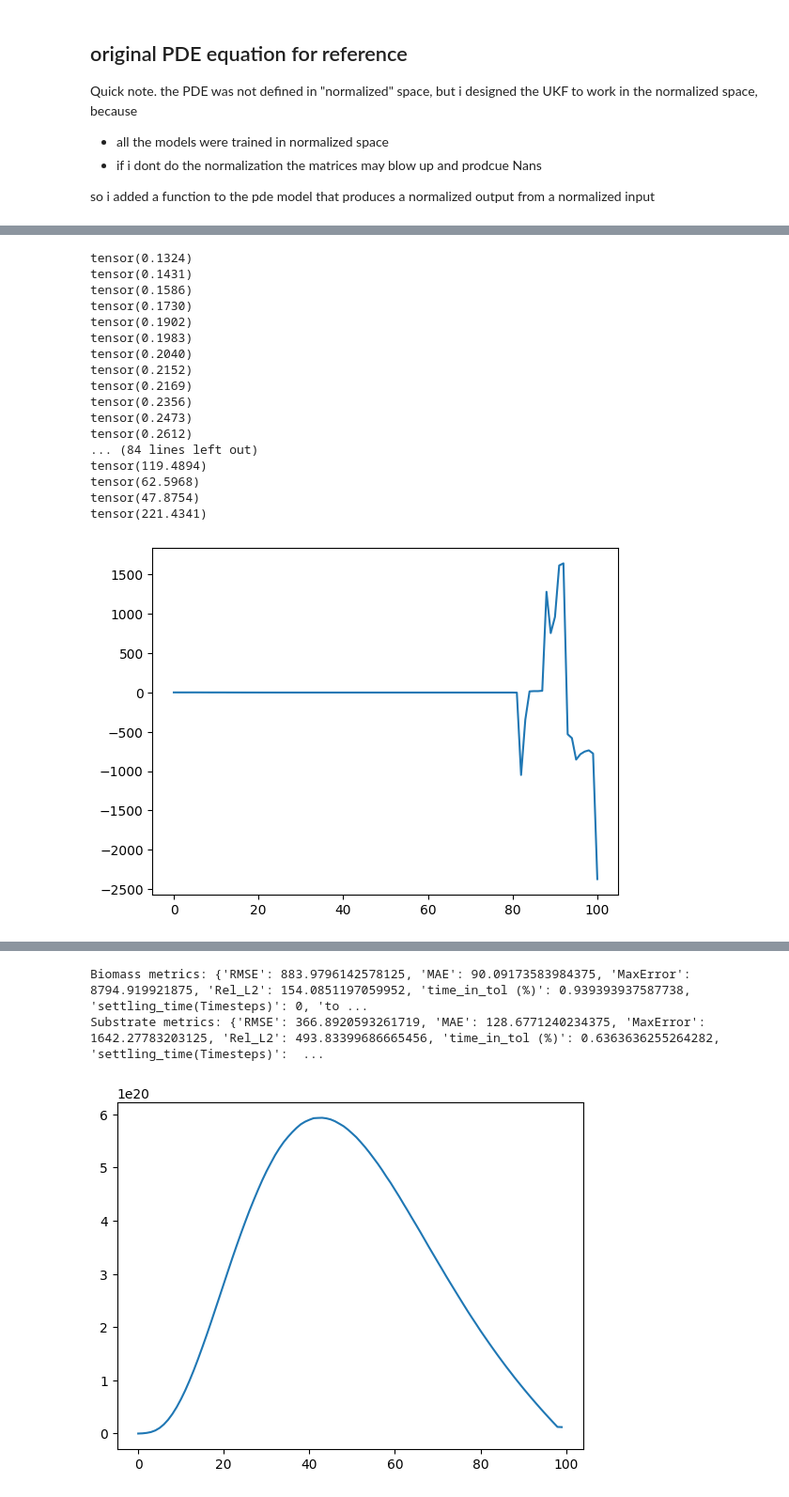
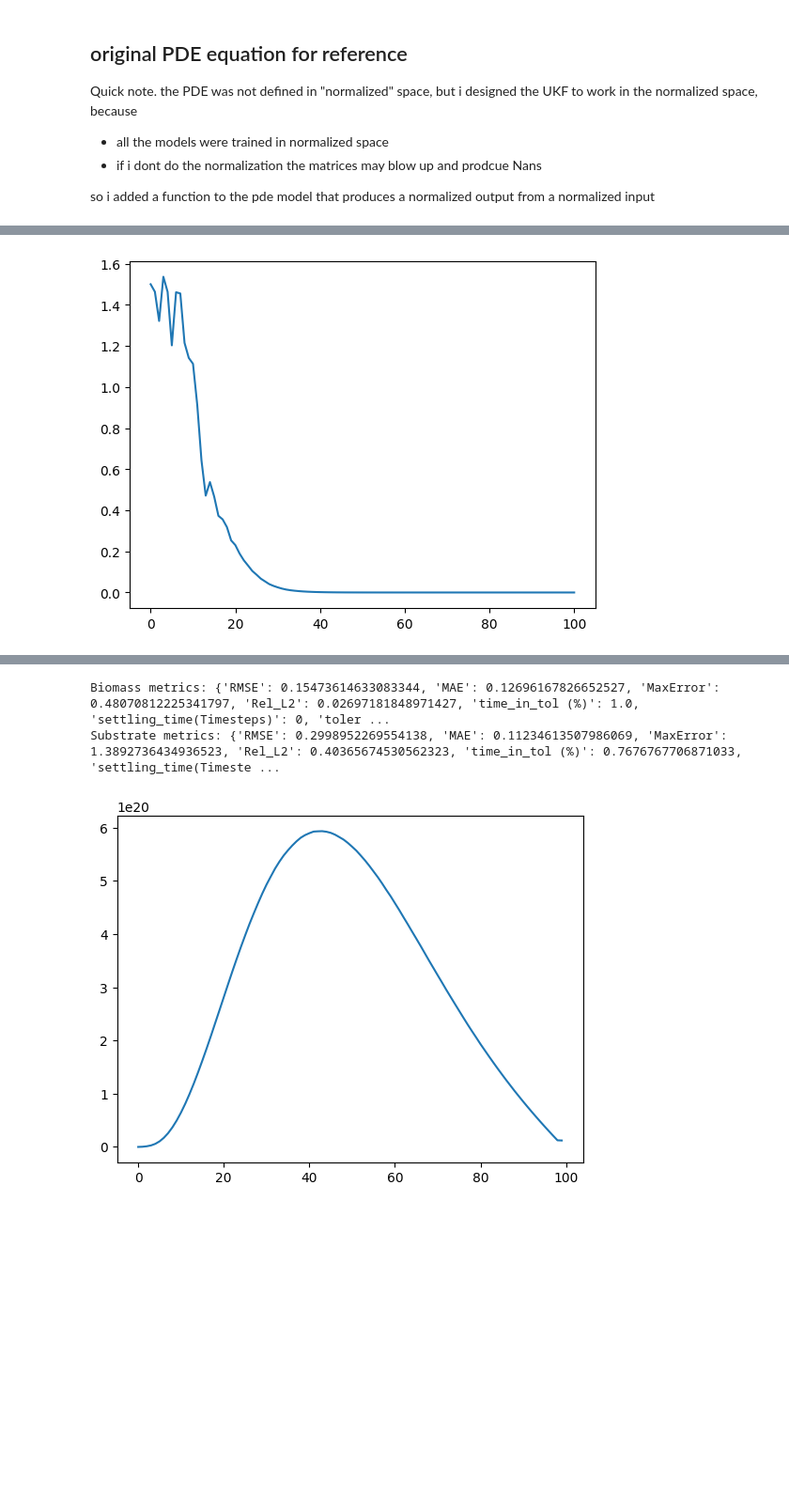
Before and after one commit to therealtoby1/Master, a Jupyter notebook: Cell_growth_integro_diff_Batch.ipynb, the cells around one changed output, grey strips where cells are left out. Shown at 94% size. Saved outputs shown, nothing was run; the diff lists cells and outputs as text; code cells hidden in the pictures; blank space fills up the shorter version.

Commit message:
error and visualization

```diff
--- a/Cell_growth_integro_diff_Batch.ipynb
+++ b/Cell_growth_integro_diff_Batch.ipynb
@@ -476,7 +479,7 @@ The way i will do this is i will take 3 distributions per initial condition endi
 M=100
 
 classicNN=models.Neuralnetwork(dim=M+1)
-model_feature_space=models.Neuralnetwork(dim=M+(3*(2*M+1))) #2 because training degree was 2
+model_feature_space=models.Neuralnetwork(dim=M+(2*(3*M+1))) #2 because training degree was 2
 ResNet=models.ResNet(input_dim=M+1,hidden_dim=128,output_dim=M+1)
 
 NN_state=torch.load("Training_data_integro_diff_batch/classic_NN_Early_stopping_integro_diff_batch_2000_epoch_relu_5_layer_128.pth")
@@ -493,12 +496,12 @@ model_feature_space.eval()
 
 #GP
 likelihood = gpytorch.likelihoods.MultitaskGaussianLikelihood(num_tasks=M+1)
-num_latents=15
+num_latents=12
 inducing_shape= (num_latents, 128, 101)                      #inducing shape used in the training
 dummy_Z = torch.zeros(inducing_shape)
 
 Sparse_LMC_GP = models.SparseLMCMultitaskGP(dummy_Z,num_tasks=M+1)
-GP_state=torch.load("Training_data_integro_diff_batch/Sparse_Mulittask_GP_15_latents.pth")
+GP_state=torch.load("Training_data_integro_diff_batch/Sparse_Multitask_GP_12_latents.pth")
 
 # Load trained weights
 Sparse_LMC_GP.load_state_dict(GP_state['model_state_dict'])
@@ -526,7 +529,7 @@ pde_norm_exact = models.PopulationSystemNormalizedSplit(
     se_phys=se, m_max=m_max, minimal_division_mass=m_min,
     n_max=n_max, S_max=S_max,
     ks_max=0.8, K_s=2.0,
-    delta_t=dt, cfl_limit=0.3, react_limit=0.4,  # a bit conservative
+    delta_t=dt, cfl_limit=0.6, react_limit=0.4,  # a bit conservative
     integrator="rk4",
     dtype=torch.float32,
     project_nonneg=False, eps_clip=0.00
@@ -651,50 +637,33 @@ ukf_pde.Q = torch.eye(ukf_pde.n) * 1e-7
 
 ukf_pde.R = 0.05 * biomass_measurement.max()
 
 X_estimates = ukf_pde.run(U_seq=None,
                           Y_seq=torch.tensor(biomass_noisy, dtype=torch.float32))
 
 # --------- PLOTS ---------
 # 1) biomass: measured vs estimated
 plt.plot(X_estimates[:,-1])
 ukf_pde.plot_results(
     X_estimates,
     biomass_measurement,
     S_reference=S_pde,
     m_torch=m_torch,
     delta_m_torch=delta_m_torch,
     title_prefix="UKF + PDE model"
 )
 
 metrics = ukf_pde.evaluate_errors(
     X_estimates,
     biomass_true=biomass_measurement,
     S_true=S_pde,
     m_torch=m_torch,
     delta_m_torch=delta_m_torch,
-    rel_tol=0.10,   # 10% tolerance
-    abs_tol=1e-3,   # absolute floor
+    rel_tol=0.01,   # 10% tolerance
+    abs_tol=0.05,   # absolute floor
     window=10       # must stay within tol for 10 steps
 )
 
 print("Biomass metrics:", metrics["biomass"])
 print("Substrate metrics:", metrics["substrate"])
 # %% [output]
-tensor(0.1324)
-tensor(0.1431)
-tensor(0.1586)
-tensor(0.1730)
-tensor(0.1902)
-tensor(0.1983)
-tensor(0.2040)
-tensor(0.2152)
-tensor(0.2169)
-tensor(0.2356)
-tensor(0.2473)
-tensor(0.2612)
-... (84 lines left out)
-tensor(119.4894)
-tensor(62.5968)
-tensor(47.8754)
-tensor(221.4341)
-[figure, old version]
+[figure, new version]
@@ -702,5 +671,5 @@ tensor(221.4341)
-Biomass metrics: {'RMSE': 883.9796142578125, 'MAE': 90.09173583984375, 'MaxError': 8794.919921875, 'Rel_L2': 154.0851197059952, 'time_in_tol (%)': 0.939393937587738, 'settling_time(Timesteps)': 0, 'to ...
-Substrate metrics: {'RMSE': 366.8920593261719, 'MAE': 128.6771240234375, 'MaxError': 1642.27783203125, 'Rel_L2': 493.83399686665456, 'time_in_tol (%)': 0.6363636255264282, 'settling_time(Timesteps)':  ...
+Biomass metrics: {'RMSE': 0.15473614633083344, 'MAE': 0.12696167826652527, 'MaxError': 0.48070812225341797, 'Rel_L2': 0.02697181848971427, 'time_in_tol (%)': 1.0, 'settling_time(Timesteps)': 0, 'toler ...
+Substrate metrics: {'RMSE': 0.2998952269554138, 'MAE': 0.11234613507986069, 'MaxError': 1.3892736434936523, 'Rel_L2': 0.40365674530562323, 'time_in_tol (%)': 0.7676767706871033, 'settling_time(Timeste ...
 # %%
 plt.plot(X_estimates[-1,:-1])
 helper.plot_spaghetti(m,t_eval,X_estimates[:,:-1].T.numpy())
```
Also changed, not shown: parts of 19 cells of this notebook, 3 other files.
